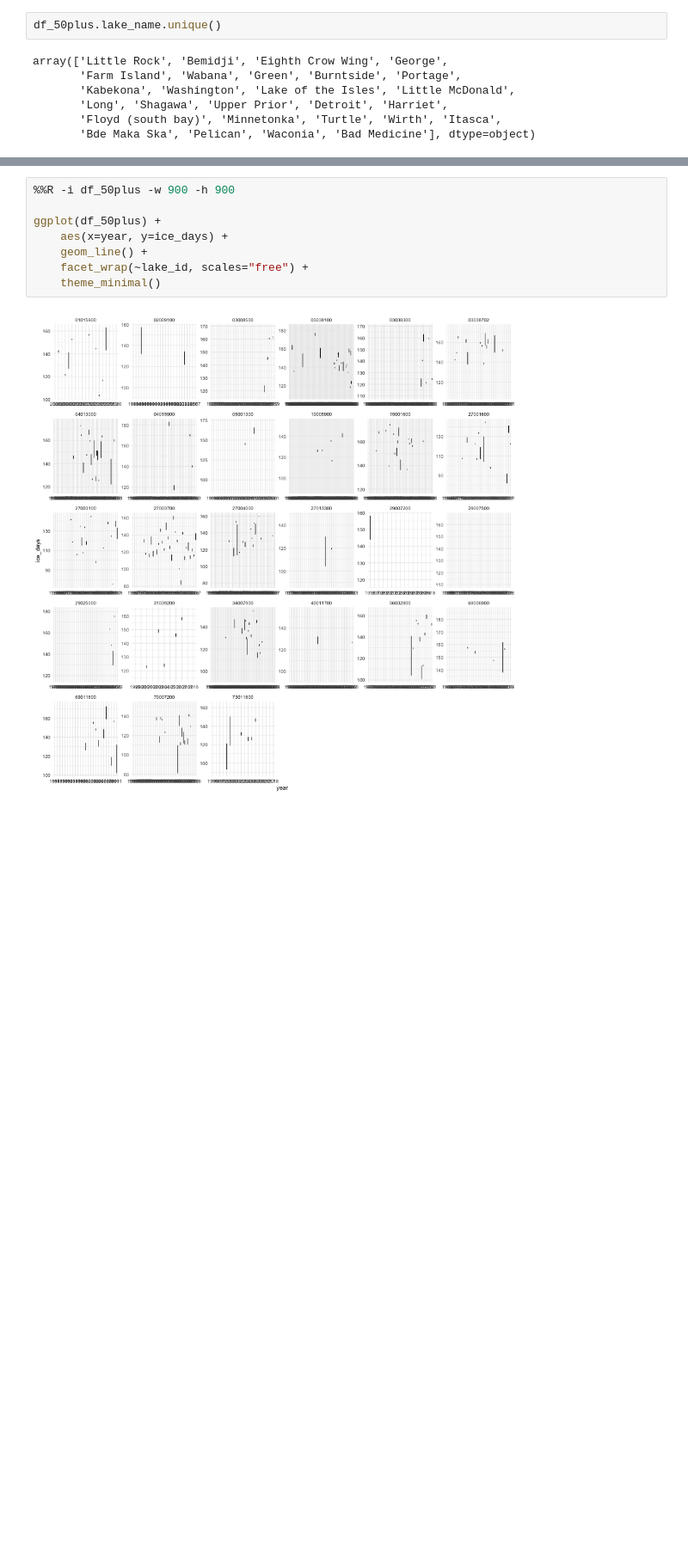
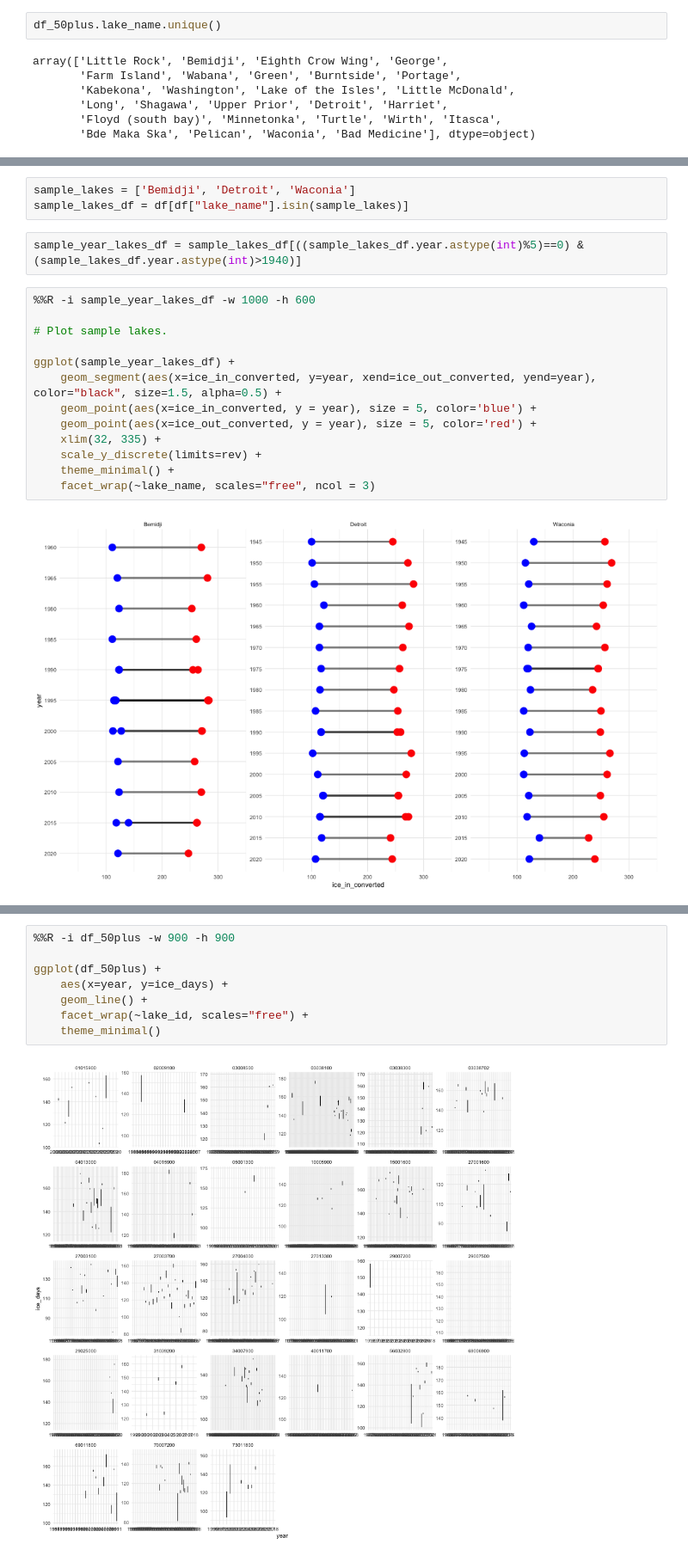
Before and after one commit to junekim6/minnesota-lakes, a Jupyter notebook: data/ice_coverage.ipynb, the cells around one changed output, grey strips where cells are left out. Shown at 86% size. Cells and saved outputs as stored; diff of their text form; blank space fills up the shorter version.

```diff
--- a/data/ice_coverage.ipynb
+++ b/data/ice_coverage.ipynb
@@ -386,0 +281,20 @@ R error message: 'Error in mutate(., ice_in_month_day_dt = as.Date(ice_in_month_
+# %%
+sample_lakes = ['Bemidji', 'Detroit', 'Waconia']
+sample_lakes_df = df[df["lake_name"].isin(sample_lakes)]
+# %%
+sample_year_lakes_df = sample_lakes_df[((sample_lakes_df.year.astype(int)%5)==0) & (sample_lakes_df.year.astype(int)>1940)]
+# %%
+%%R -i sample_year_lakes_df -w 1000 -h 600
+
+# Plot sample lakes.
+
+ggplot(sample_year_lakes_df) +
+    geom_segment(aes(x=ice_in_converted, y=year, xend=ice_out_converted, yend=year), color="black", size=1.5, alpha=0.5) +
+    geom_point(aes(x=ice_in_converted, y = year), size = 5, color='blue') +
+    geom_point(aes(x=ice_out_converted, y = year), size = 5, color='red') +
+    xlim(32, 335) +
+    scale_y_discrete(limits=rev) +
+    theme_minimal() +
+    facet_wrap(~lake_name, scales="free", ncol = 3)
+# %% [output]
+[figure, added]
```
Also changed, not shown: parts of 29 cells of this notebook, 28 other files.
